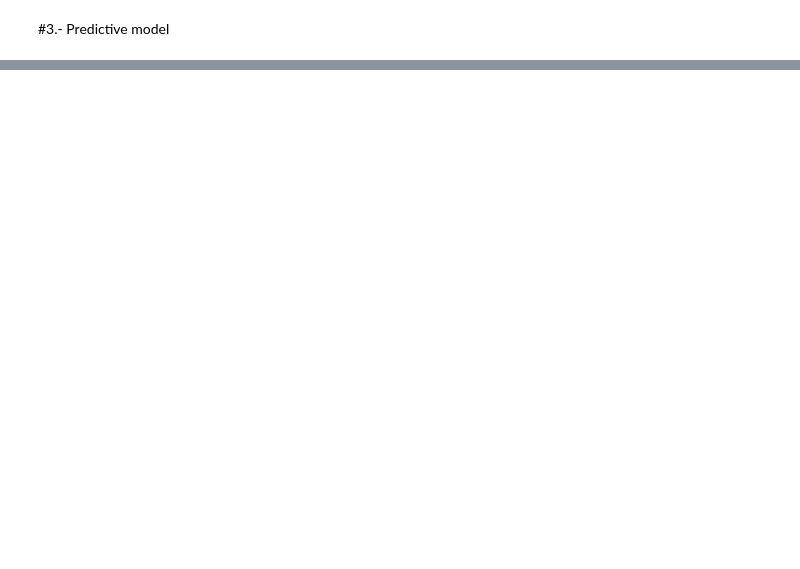
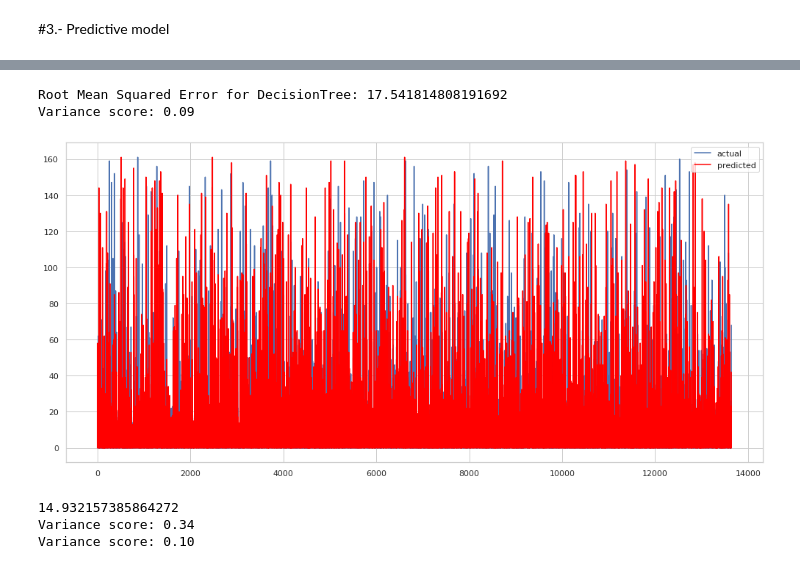
Before and after one commit to Alan-Hans/Challenge-Data-Scientist, a Jupyter notebook: solution.ipynb, the cells around one changed output, grey strips where cells are left out. Cells and saved outputs as stored; diff of their text form; code cells hidden in the pictures; blank space fills up the shorter version.

```diff
--- a/solution.ipynb
+++ b/solution.ipynb
@@ -460,0 +536,4 @@ International flights are more prone to delays. But nothing conclusive.
+# %%
+# Select columns only numericals
+df = df.iloc[:,[10,11,12,18,20,22,24,25,26,27,28,29]]
+df.info()
@@ -460,0 +619,10 @@ International flights are more prone to delays. But nothing conclusive.
+# %%
+model = LinearRegression()
+model.fit(X_train,y_train)
+y_pred = model.predict(X_test)
+# %%
+lr = LinearRegression()
+lr.fit(X_train, y_train)
+y_pred = lr.predict(X_test)
+print('Root Mean Squared Error for LinearRegression:', np.sqrt(metrics.mean_squared_error(y_test, y_pred)))
+print('Variance score: %.2f' % (metrics.r2_score(y_test, y_pred)))
@@ -460,0 +642,40 @@ International flights are more prone to delays. But nothing conclusive.
+# %%
+dt = DecisionTreeRegressor()
+dt.fit(X_train, y_train)
+y_pred = dt.predict(X_test)
+print('Root Mean Squared Error for DecisionTree:', np.sqrt(metrics.mean_squared_error(y_test, y_pred)))
+print('Variance score: %.2f' % (metrics.r2_score(y_test, y_pred)))
+# %% [output]
+Root Mean Squared Error for DecisionTree: 17.541814808191692
+Variance score: 0.09
+# %%
+#Trying to plot them all at once
+from matplotlib import pyplot
+pyplot.figure(figsize=(17, 8))
+pyplot.plot(y_test, label="actual")
+pyplot.plot(y_pred, color='red', label="predicted")
+pyplot.legend(loc='best')
+#pyplot.plot(predictions, color='red')
+pyplot.show()
+# %% [output]
+[figure, added]
+# %%
+import xgboost as xgb
+from sklearn.metrics import auc, accuracy_score, confusion_matrix, mean_squared_error
+xgb_model = xgb.XGBRegressor(objective="count:poisson", random_state=40, max_depth= 10,
+eta = 0.9)
+
+xgb_model.fit(X_train, y_train)
+
+y_pred = xgb_model.predict(X_test)
+
+mse=mean_squared_error(y_test, y_pred)
+
+print(np.sqrt(mse))
+print('Variance score: %.2f' % (metrics.r2_score(y_test, y_pred)))
+predictions = [round(value) for value in y_pred]
+print('Variance score: %.2f' % (accuracy_score(y_test, predictions)))
+# %% [output]
+14.932157385864272
+Variance score: 0.34
+Variance score: 0.10
```
Also changed, not shown: parts of 23 cells of this notebook.
